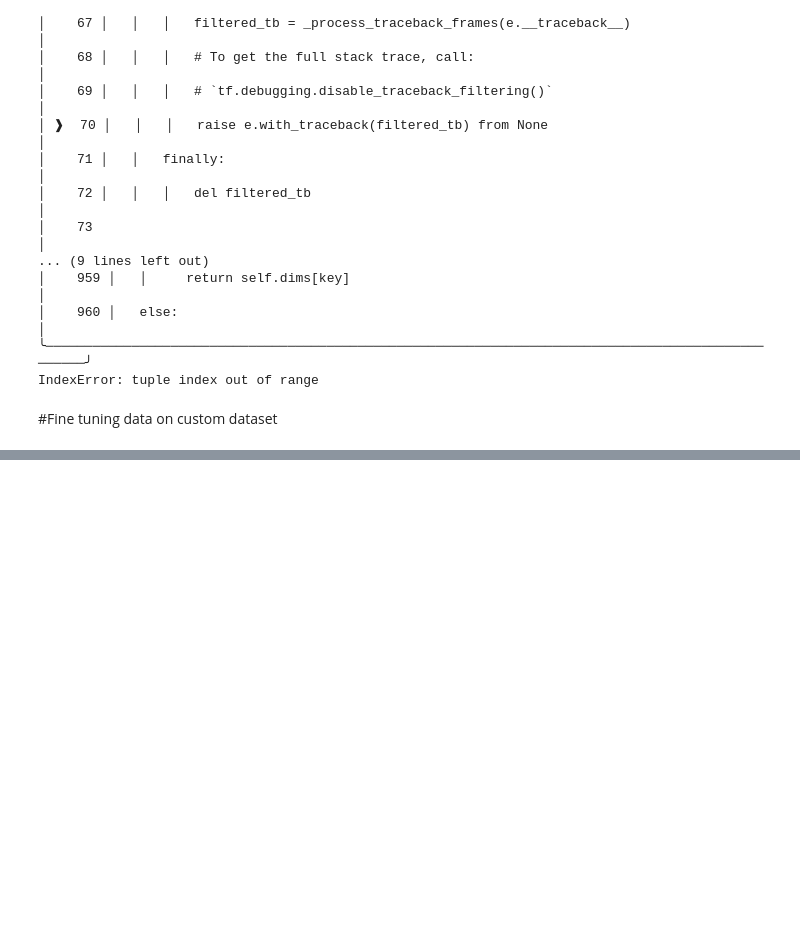
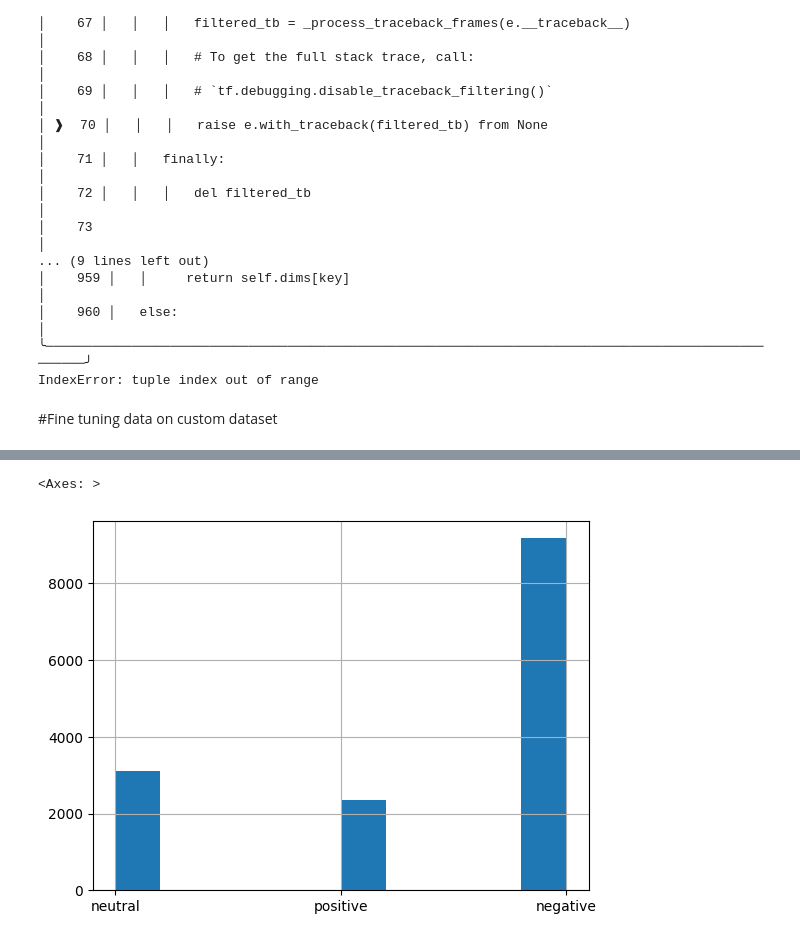
Before and after one commit to lakshitgosain/Transformers-for-NLP, a Jupyter notebook: TF_I01_Fine_Tuning.ipynb, the cells around one changed output, grey strips where cells are left out. Cells and saved outputs as stored; diff of their text form; code cells hidden in the pictures; blank space fills up the shorter version.

```diff
--- a/TF_I01_Fine_Tuning.ipynb
+++ b/TF_I01_Fine_Tuning.ipynb
@@ -816,0 +816,2 @@ import
+# %%
+df_=pd.read_csv("AirlineTweets.csv")
@@ -816,0 +827,2 @@ import
+# %%
+df=df_[['airline_sentiment', 'text']].copy()
@@ -816,0 +838,5 @@ import
+# %%
+df['airline_sentiment'].hist()
+# %% [output]
+<Axes: >
+[figure, added]
```
Also changed, not shown: parts of 35 cells of this notebook.
